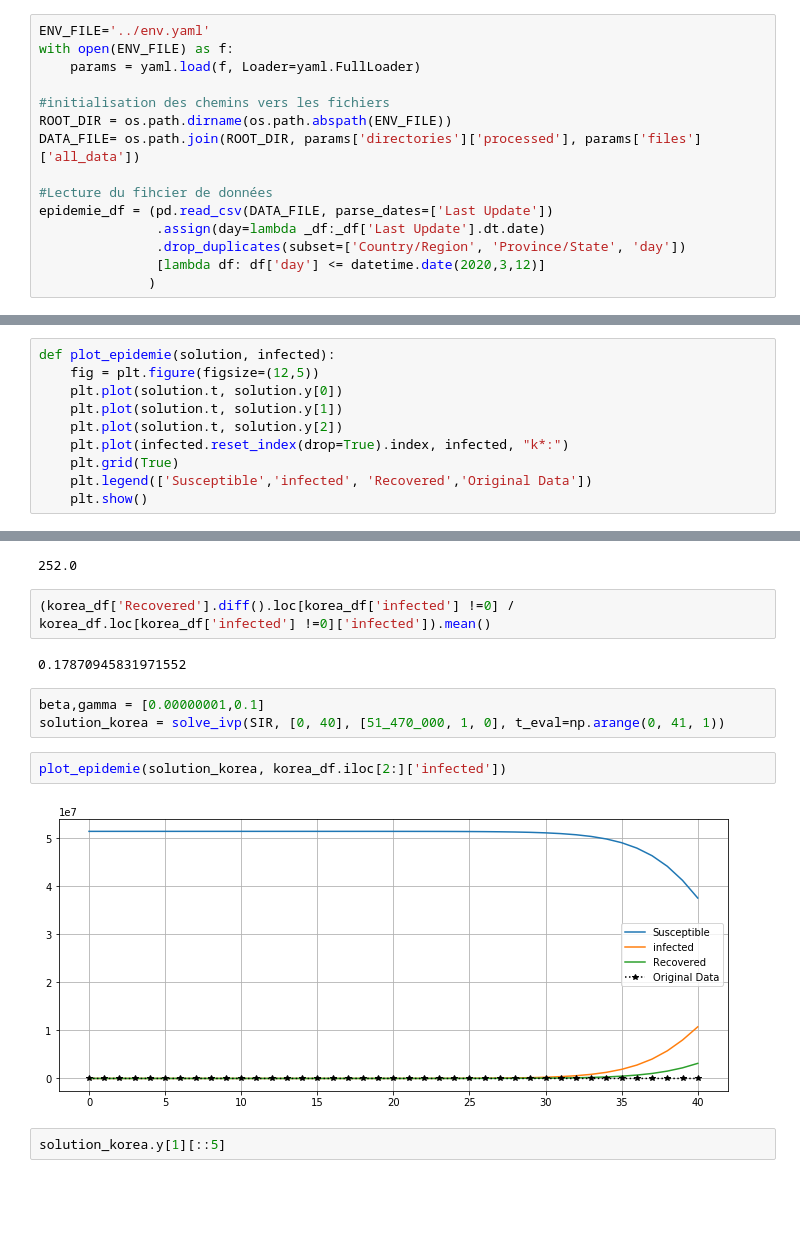
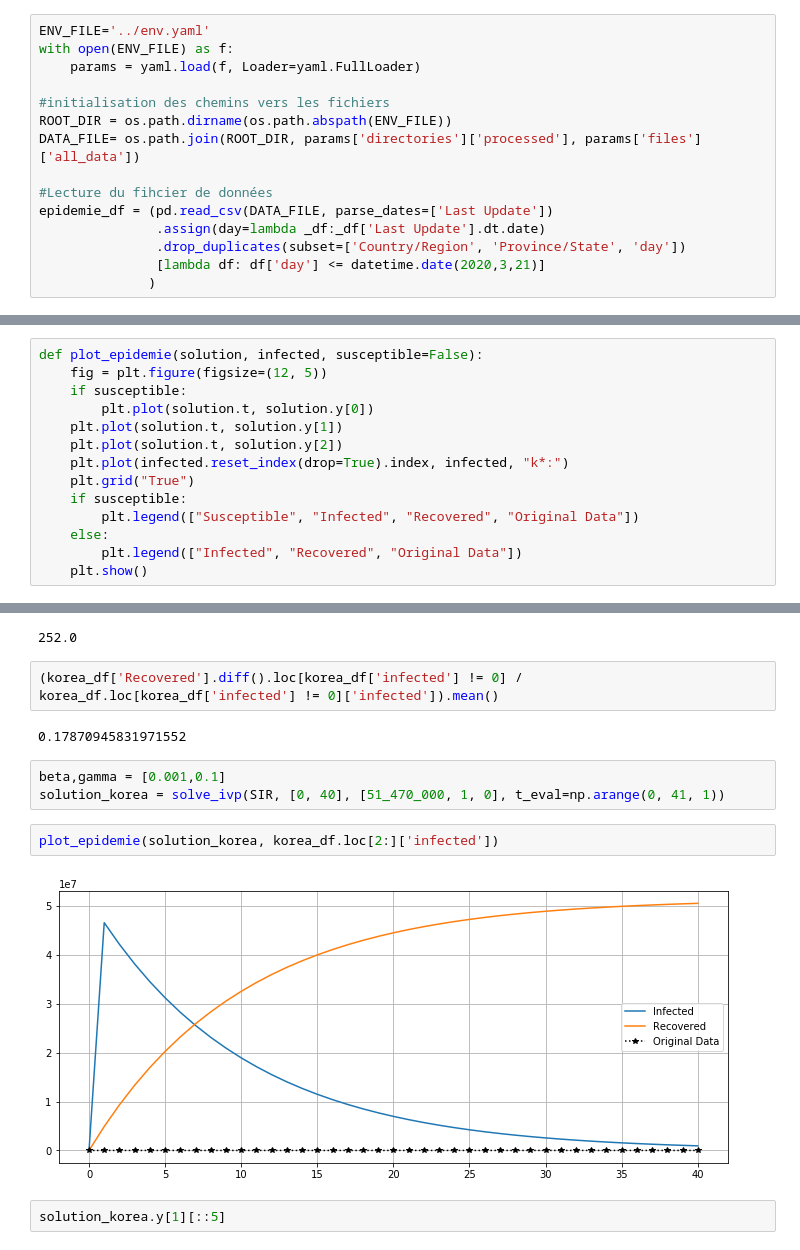
Before and after one commit to vincentdecuttoli/coronav, a Jupyter notebook: notebooks/modelisation.ipynb, the cells around one changed output, grey strips where cells are left out. Drawn from its saved outputs; the diff is of its cells as text; blank space fills up the shorter version.

```diff
--- a/notebooks/modelisation.ipynb
+++ b/notebooks/modelisation.ipynb
@@ -17,7 +17,7 @@ DATA_FILE= os.path.join(ROOT_DIR, params['directories']['processed'], params['fi
 epidemie_df = (pd.read_csv(DATA_FILE, parse_dates=['Last Update'])
                .assign(day=lambda _df:_df['Last Update'].dt.date)
                .drop_duplicates(subset=['Country/Region', 'Province/State', 'day'])
-               [lambda df: df['day'] <= datetime.date(2020,3,12)]
+               [lambda df: df['day'] <= datetime.date(2020,3,21)]
               )
 # %%
 epidemie_df.head()
@@ -149,11 +209,15 @@ solution_korea = solve_ivp(SIR, [0, 40], [51_470_000, 1, 0], t_eval=np.arange(0,
 # %%
-def plot_epidemie(solution, infected):
-    fig = plt.figure(figsize=(12,5))
-    plt.plot(solution.t, solution.y[0])
+def plot_epidemie(solution, infected, susceptible=False):
+    fig = plt.figure(figsize=(12, 5))
+    if susceptible:
+        plt.plot(solution.t, solution.y[0])
     plt.plot(solution.t, solution.y[1])
     plt.plot(solution.t, solution.y[2])
     plt.plot(infected.reset_index(drop=True).index, infected, "k*:")
-    plt.grid(True)
-    plt.legend(['Susceptible','infected', 'Recovered','Original Data'])
+    plt.grid("True")
+    if susceptible:
+        plt.legend(["Susceptible", "Infected", "Recovered", "Original Data"])
+    else:
+        plt.legend(["Infected", "Recovered", "Original Data"])
     plt.show()
 # %%
@@ -169,16 +233,16 @@ korea_df['infected'].diff().max()
 # %% [output]
 252.0
 # %%
-(korea_df['Recovered'].diff().loc[korea_df['infected'] !=0] / korea_df.loc[korea_df['infected'] !=0]['infected']).mean()
+(korea_df['Recovered'].diff().loc[korea_df['infected'] != 0] / korea_df.loc[korea_df['infected'] != 0]['infected']).mean()
 # %% [output]
 0.17870945831971552
 # %%
-beta,gamma = [0.00000001,0.1]
+beta,gamma = [0.001,0.1]
 solution_korea = solve_ivp(SIR, [0, 40], [51_470_000, 1, 0], t_eval=np.arange(0, 41, 1))
 # %%
-plot_epidemie(solution_korea, korea_df.iloc[2:]['infected'])
+plot_epidemie(solution_korea, korea_df.loc[2:]['infected'])
 # %% [output]
-[figure, old version]
+[figure, new version]
 # %%
 solution_korea.y[1][::5]
 # %% [output]
```
Also changed, not shown: parts of 25 cells of this notebook, 1 other file.
